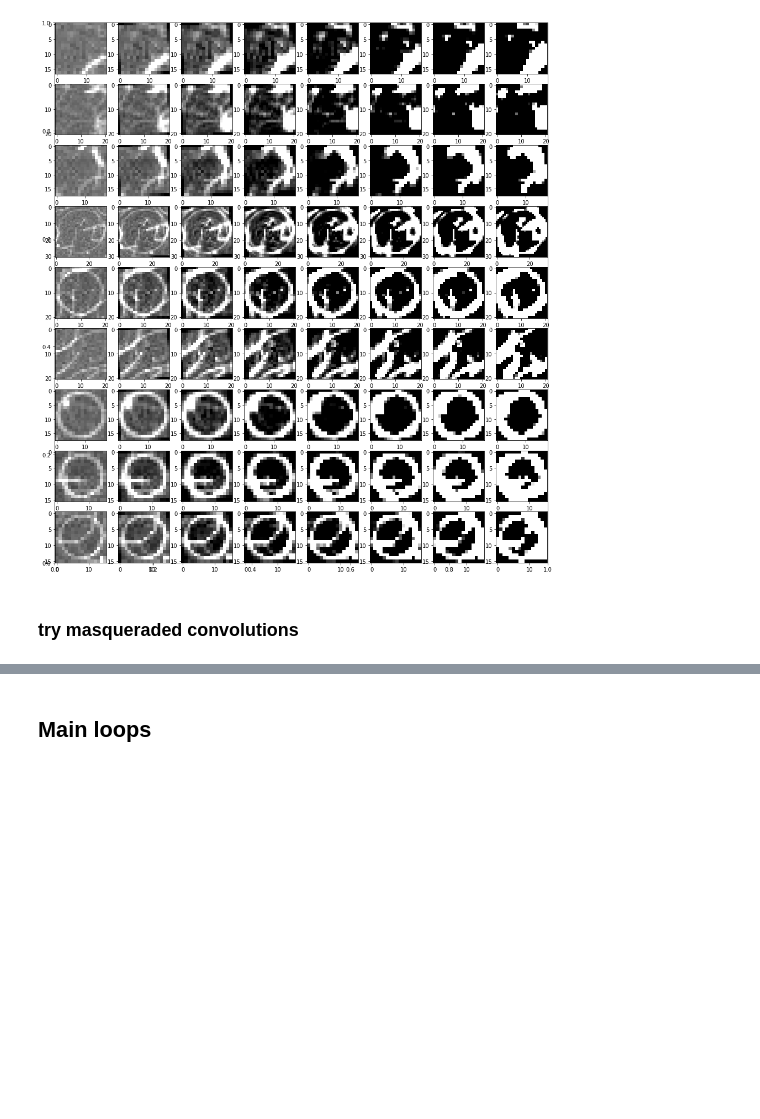
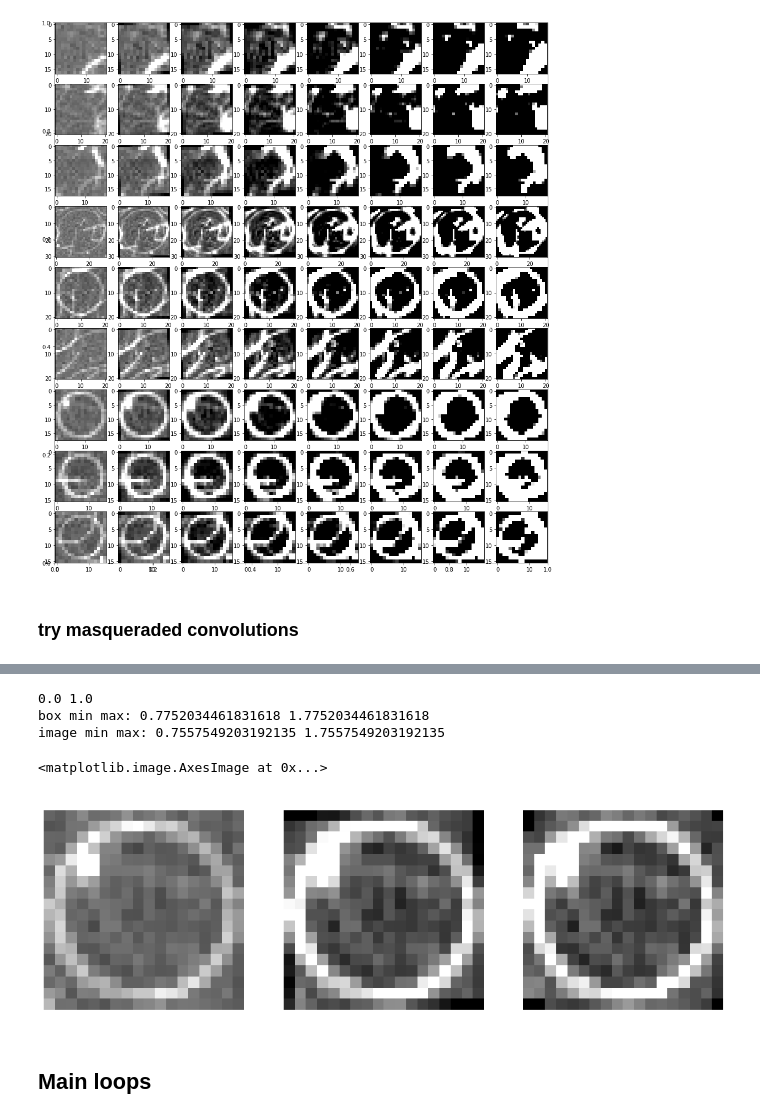
Before and after one commit to andrew-veriga/MathForML, a Jupyter notebook: ConvolutionalCoffieCircles.ipynb, the cells around one changed output, grey strips where cells are left out. Cells and saved outputs as stored; diff of their text form; code cells hidden in the pictures; blank space fills up the shorter version.

```diff
--- a/ConvolutionalCoffieCircles.ipynb
+++ b/ConvolutionalCoffieCircles.ipynb
@@ -530,3 +551,36 @@ box[8,1]
+# %%
+box = Image[13:13+18,58:58+18]
+# plt.imshow(box)
+box-= np.min(box)
+box /=np.max(box)
+print(np.min(box), np.max(box))
+box-= np.mean(box)-1#np.percentile(box,90)-1
+print('box min max:',np.min(box), np.max(box))
+print('image min max:',np.min(image_area), np.max(image_area))
+rotated_box = np.multiply(box, rotate_image(box,4))
+transformed_box = np.zeros_like(box)
+x_old,y_old,x_new, y_new = getRotateCoords(18,np.radians(4))
+transformed_box[y_old,x_old] = box[y_new,x_new]
+transformed_box *=box
+box[1,11]
+
+fig, ax = plt.subplots(figsize=(5*3,5*1))
+ax.axis('off')
+ax = fig.add_subplot(1,3,1)
+ax.axis('off')
+ax.imshow(box, cmap=plt.get_cmap('gray'),vmin=0.5, vmax=1.5)
+ax = fig.add_subplot(1,3,2)
+ax.axis('off')
+ax.imshow(rotated_box, cmap=plt.get_cmap('gray'),vmin=0.5, vmax=1.5)
+ax = fig.add_subplot(1,3,3)
+ax.axis('off')
+ax.imshow(transformed_box, cmap=plt.get_cmap('gray'),vmin=0.5, vmax=1.5)
+# %% [output]
+0.0 1.0
+box min max: 0.7752034461831618 1.7752034461831618
+image min max: 0.7557549203192135 1.7557549203192135
+<matplotlib.image.AxesImage at 0x...>
+[figure, added]
 # %% [markdown]
 ## Main loops
 # %%
```
Also changed, not shown: parts of 3 cells of this notebook.
